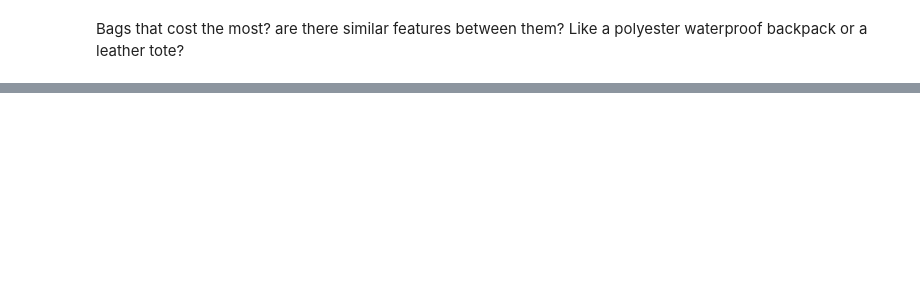
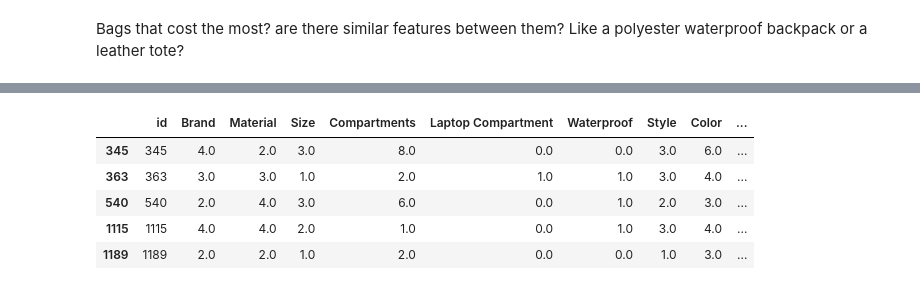
Before and after one commit to JordanPiper315/backpack_prediction_challenge, a Jupyter notebook: backpack_prediction_challenge.ipynb, the cells around one changed output, grey strips where cells are left out. Saved outputs shown, nothing was run; the diff lists cells and outputs as text; code cells hidden in the pictures; blank space fills up the shorter version.

```diff
--- a/backpack_prediction_challenge.ipynb
+++ b/backpack_prediction_challenge.ipynb
@@ -617,0 +655,11 @@ Bags that cost the most? are there similar features between them? Like a polyest
+# %%
+bottom_n = 5
+bottom_items = train1_cleaned.nsmallest(bottom_n, 'Price')
+bottom_items
+# %% [output]
+|  | id | Brand | Material | Size | Compartments | Laptop Compartment | Waterproof | Style | Color | ... |
+| 345 | 345 | 4.0 | 2.0 | 3.0 | 8.0 | 0.0 | 0.0 | 3.0 | 6.0 | ... |
+| 363 | 363 | 3.0 | 3.0 | 1.0 | 2.0 | 1.0 | 1.0 | 3.0 | 4.0 | ... |
+| 540 | 540 | 2.0 | 4.0 | 3.0 | 6.0 | 0.0 | 1.0 | 2.0 | 3.0 | ... |
+| 1115 | 1115 | 4.0 | 4.0 | 2.0 | 1.0 | 0.0 | 1.0 | 3.0 | 4.0 | ... |
+| 1189 | 1189 | 2.0 | 2.0 | 1.0 | 2.0 | 0.0 | 0.0 | 1.0 | 3.0 | ... |
```
Also changed, not shown: parts of 18 cells of this notebook.
